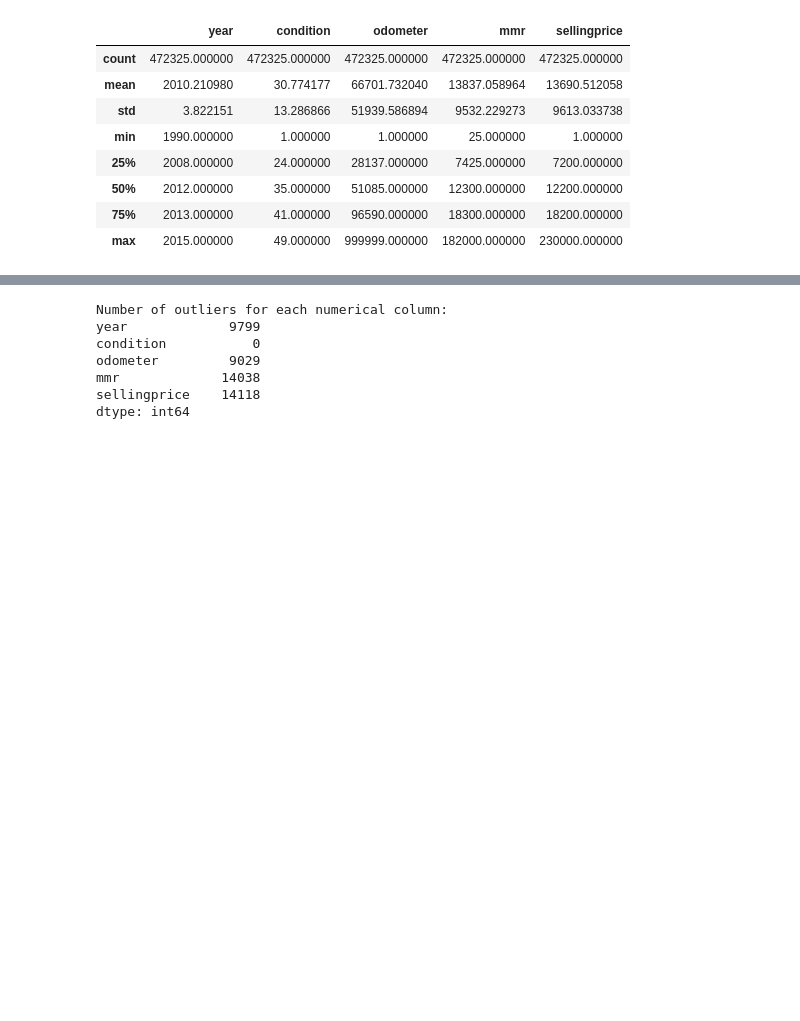
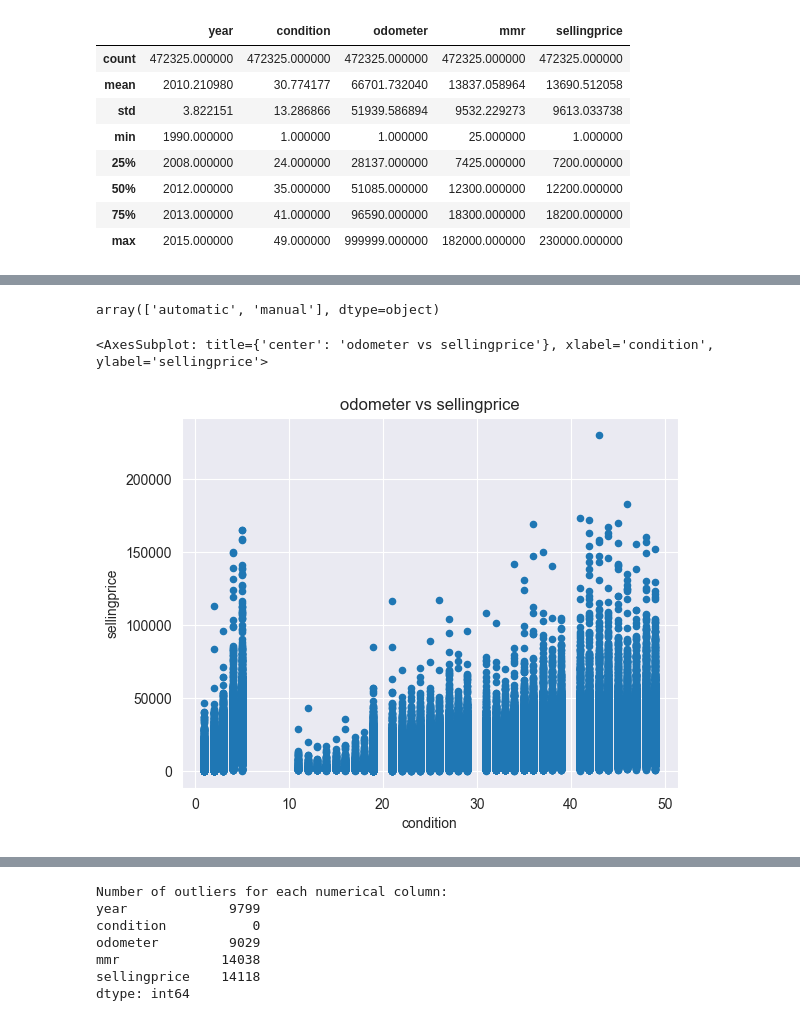
Before and after one commit to PavloKukurik/Car_prices_research, a Jupyter notebook: proj_test.ipynb, the cells around one changed output, grey strips where cells are left out. Cells and saved outputs as stored; diff of their text form; code cells hidden in the pictures; blank space fills up the shorter version.

```diff
--- a/proj_test.ipynb
+++ b/proj_test.ipynb
@@ -97,0 +161,5 @@ df.describe()
+# %%
+bad_body_labels = [body for body in df['body'].unique() if has_no_capital_letters(body)]
+body_labels_dict = {bad_body_label: bad_body_label.title() for bad_body_label in bad_body_labels}
+df['body'] = df['body'].apply(lambda x: body_labels_dict[x] if x in body_labels_dict else x)
+sorted(df['body'].dropna().unique().tolist())
@@ -97,0 +255,5 @@ df.describe()
+# %%
+df['transmission']=df['transmission'].apply(lambda x:x if x in ['automatic','manual'] else np.nan)
+df['transmission'].unique()
+# %% [output]
+array(['automatic', 'manual'], dtype=object)
@@ -97,0 +263,5 @@ df.describe()
+# %%
+df.plot.scatter(x='condition',y='sellingprice',title='odometer vs sellingprice')
+# %% [output]
+<AxesSubplot: title={'center': 'odometer vs sellingprice'}, xlabel='condition', ylabel='sellingprice'>
+[figure, added]
```
Also changed, not shown: parts of 21 cells of this notebook.
